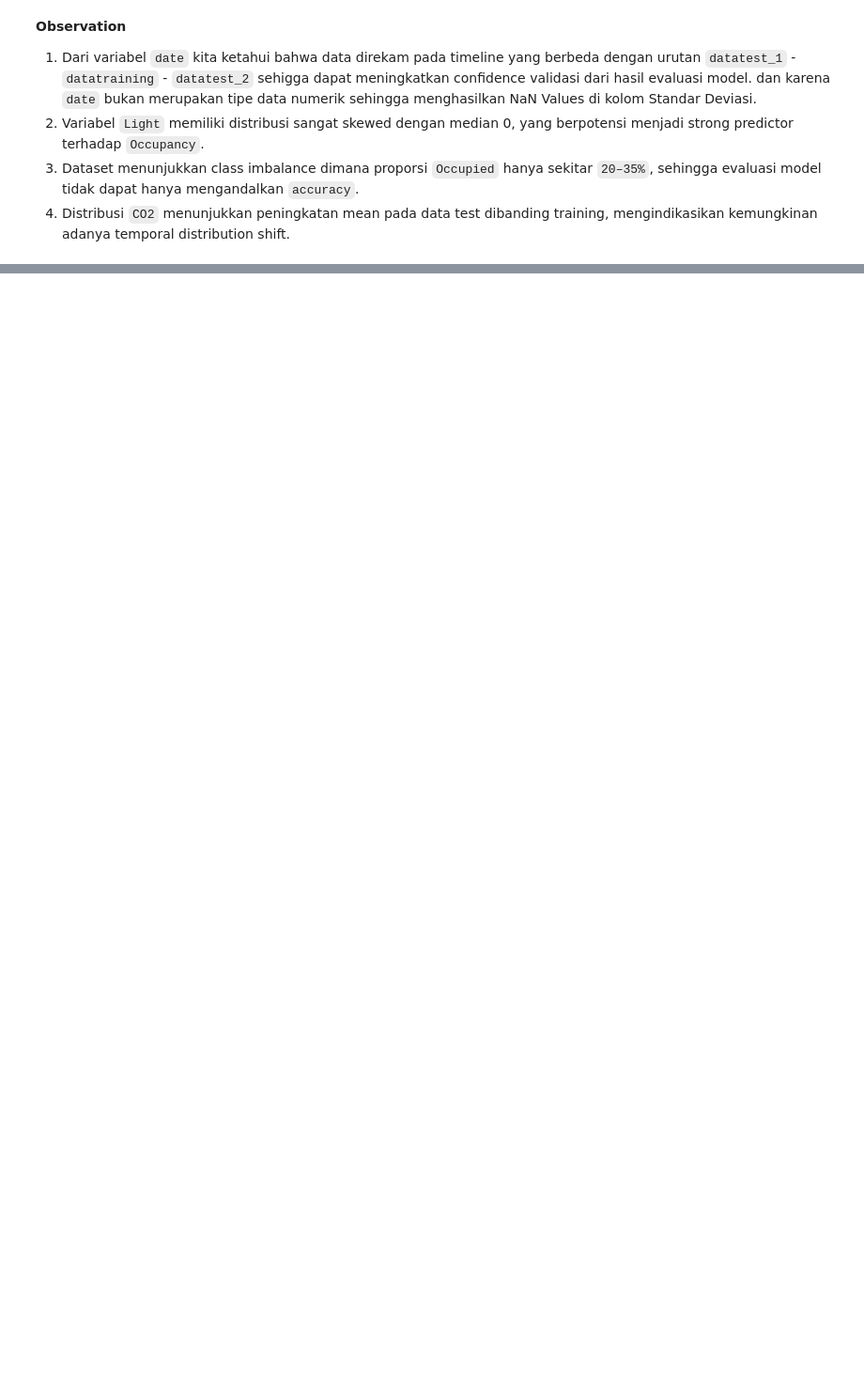
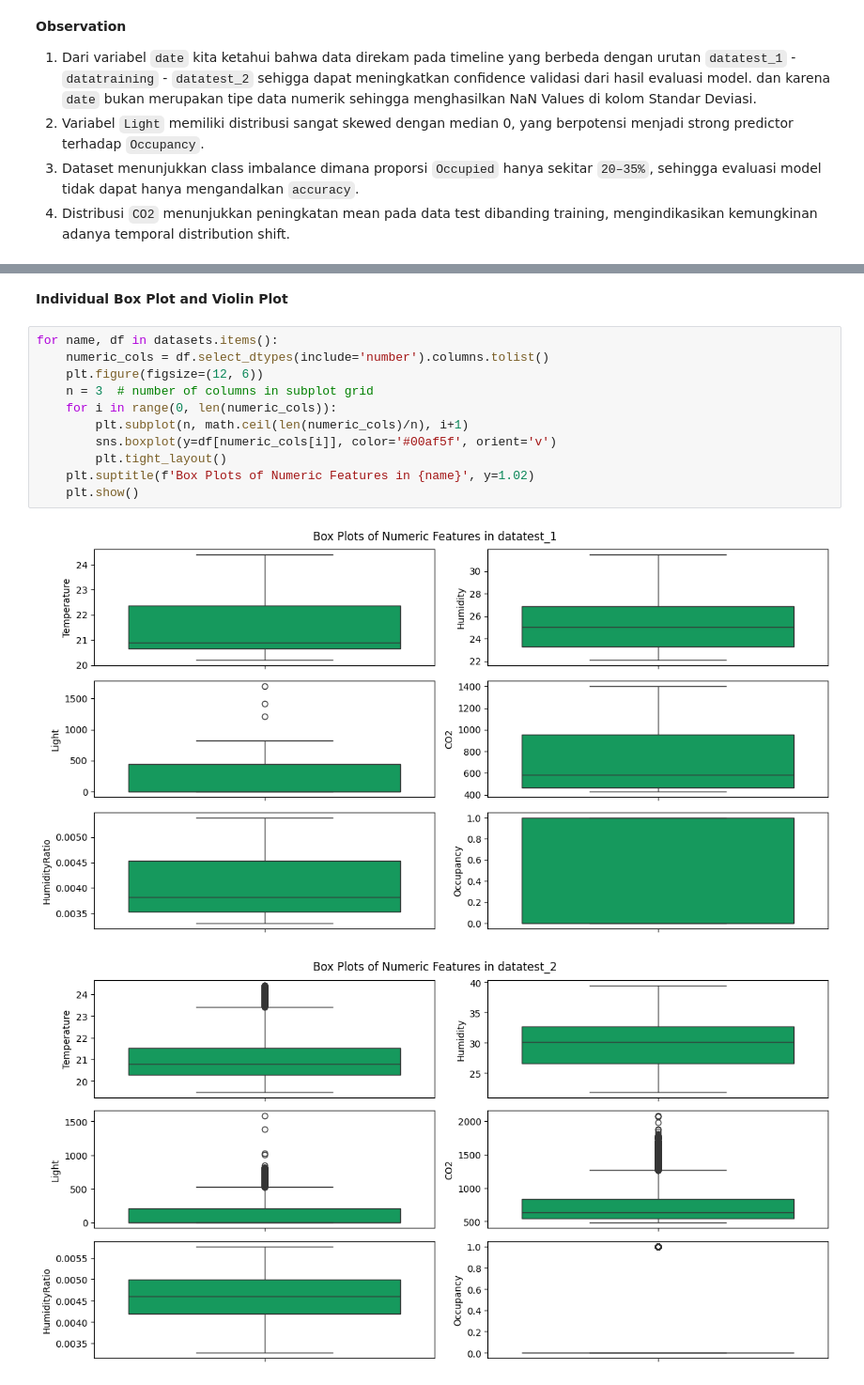
Before and after one commit to aryaadhy/Occupancy_Detection_FINPRO, a Jupyter notebook: FINPRO_DS38_Arya_Adhy.ipynb, the cells around one changed output, grey strips where cells are left out. Shown at 94% size. Cells and saved outputs as stored; diff of their text form; blank space fills up the shorter version.

```diff
--- a/FINPRO_DS38_Arya_Adhy.ipynb
+++ b/FINPRO_DS38_Arya_Adhy.ipynb
@@ -184,0 +192,16 @@ compare_describe(datasets)
+# %% [markdown]
+**Individual Box Plot and Violin Plot**
+# %%
+for name, df in datasets.items():
+    numeric_cols = df.select_dtypes(include='number').columns.tolist()
+    plt.figure(figsize=(12, 6))
+    n = 3  # number of columns in subplot grid
+    for i in range(0, len(numeric_cols)):
+        plt.subplot(n, math.ceil(len(numeric_cols)/n), i+1)
+        sns.boxplot(y=df[numeric_cols[i]], color='#00af5f', orient='v')
+        plt.tight_layout()
+    plt.suptitle(f'Box Plots of Numeric Features in {name}', y=1.02)
+    plt.show()
+# %% [output]
+[figure, added]
+[figure, added]
```
Also changed, not shown: parts of 5 cells of this notebook.
